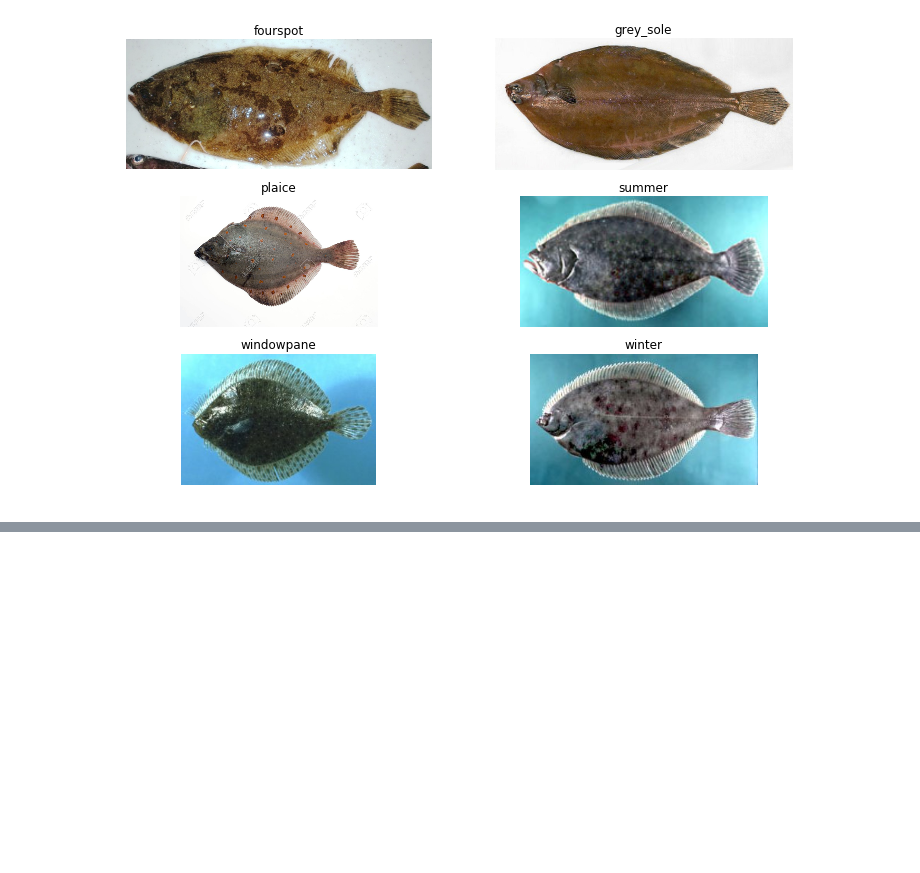
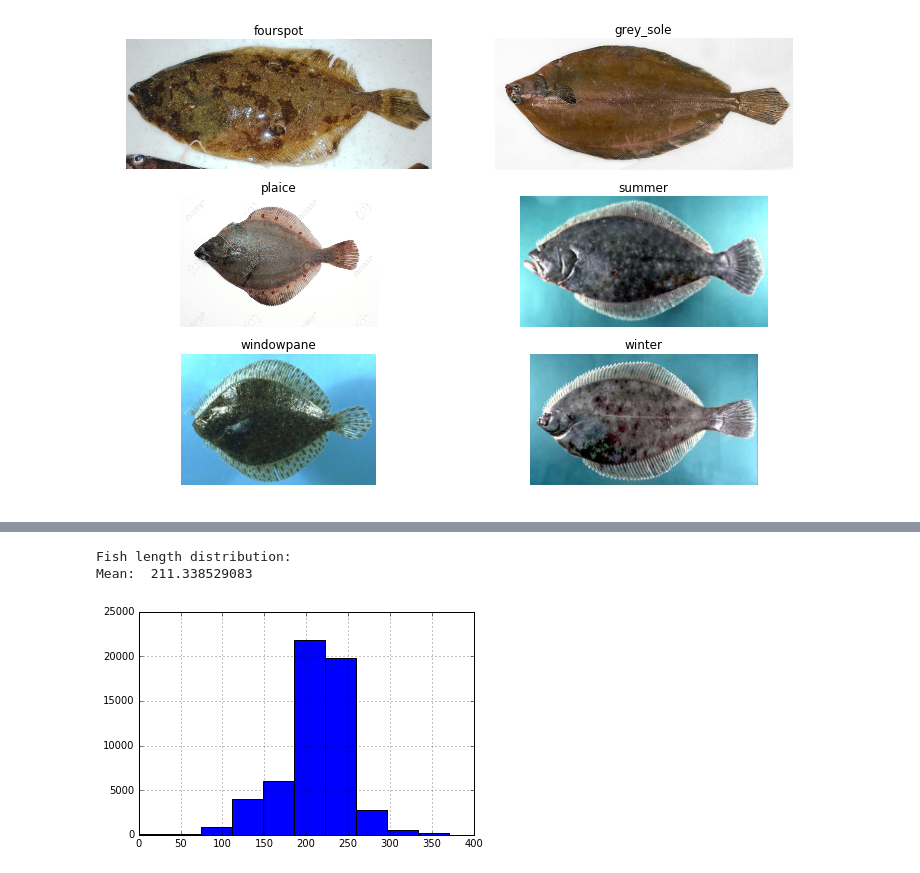
Before and after one commit to alievk/fish_challenge, a Jupyter notebook: explore_dataset.ipynb, the cells around one changed output, grey strips where cells are left out. Drawn from its saved outputs; the diff is of its cells as text; code cells hidden in the pictures; blank space fills up the shorter version.

```diff
--- a/explore_dataset.ipynb
+++ b/explore_dataset.ipynb
@@ -70,0 +74,9 @@ for i, fish in enumerate(['fourspot', 'grey_sole', 'plaice', 'summer', 'windowpa
+# %%
+print 'Fish length distribution:'
+ann_length = anno.loc[ann_idx].iloc[:, 4]
+ann_length.hist();
+print 'Mean: ', ann_length.mean()
+# %% [output]
+Fish length distribution:
+Mean:  211.338529083
+[figure, added]
```
Also changed, not shown: parts of 8 cells of this notebook, 2 other files.
